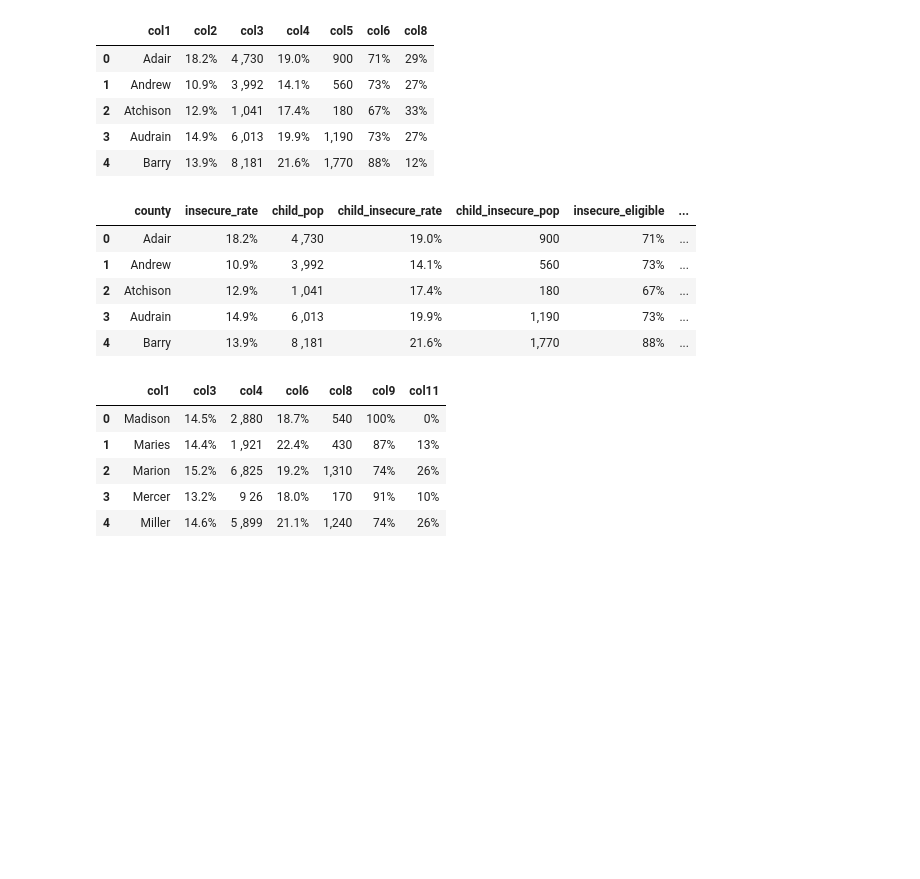
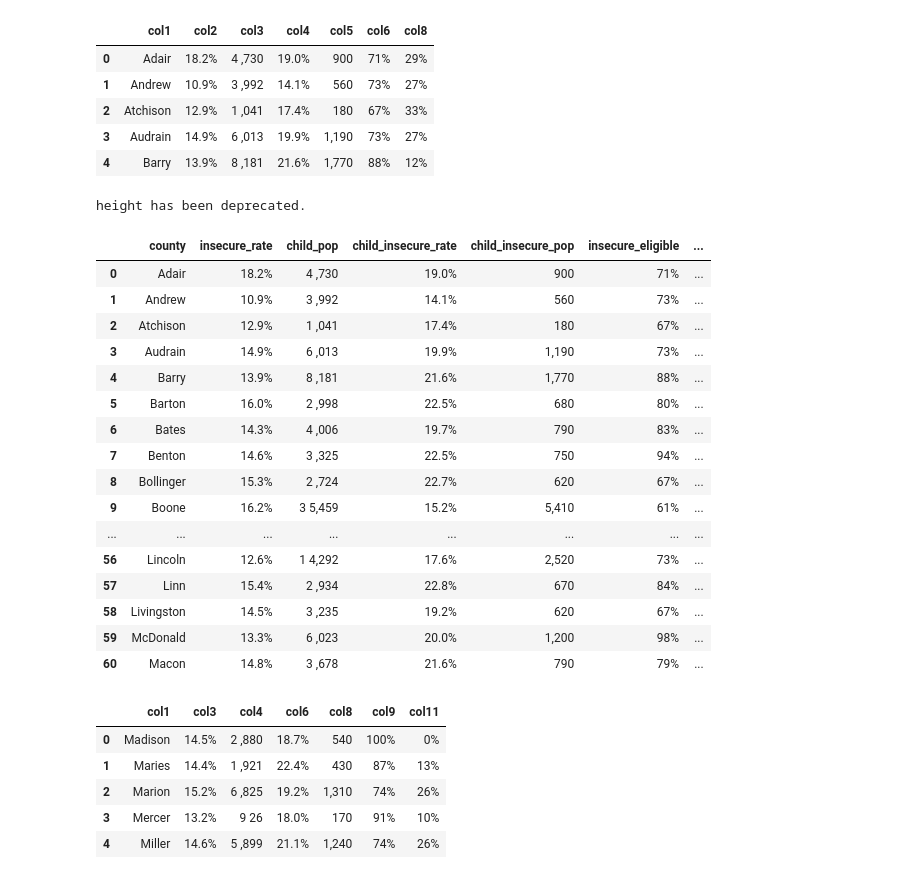
Before and after one commit to lindsaymarie403/hunger-in-KC, a Jupyter notebook: foodinsecurity_scraper_MO.ipynb, the cells around one changed output. Cells and saved outputs as stored; diff of their text form; code cells hidden in the pictures; blank space fills up the shorter version.

```diff
--- a/foodinsecurity_scraper_MO.ipynb
+++ b/foodinsecurity_scraper_MO.ipynb
@@ -85,16 +85,34 @@ df1.head()
 # %%
 # change col names so we can merge
 df1 = df1.rename(index=str, columns={"col1": "county", "col2": "insecure_rate", "col3": "child_pop",
                                     "col4": "child_insecure_rate", "col5": "child_insecure_pop",
                                      "col6": "insecure_eligible", "col8": "insecure_ineligible"})
-df1.head()
+
+# fix bug in import of Jackson County
+df1.at['47', 'insecure_rate'] = '17.2%'
+df1.at['47', 'child_pop'] = '164,647'
+
+pd.options.display.height = 225
+df1
 # %% [output]
+height has been deprecated.
 |  | county | insecure_rate | child_pop | child_insecure_rate | child_insecure_pop | insecure_eligible | ... |
 | 0 | Adair | 18.2% | 4 ,730 | 19.0% | 900 | 71% | ... |
 | 1 | Andrew | 10.9% | 3 ,992 | 14.1% | 560 | 73% | ... |
 | 2 | Atchison | 12.9% | 1 ,041 | 17.4% | 180 | 67% | ... |
 | 3 | Audrain | 14.9% | 6 ,013 | 19.9% | 1,190 | 73% | ... |
 | 4 | Barry | 13.9% | 8 ,181 | 21.6% | 1,770 | 88% | ... |
+| 5 | Barton | 16.0% | 2 ,998 | 22.5% | 680 | 80% | ... |
+| 6 | Bates | 14.3% | 4 ,006 | 19.7% | 790 | 83% | ... |
+| 7 | Benton | 14.6% | 3 ,325 | 22.5% | 750 | 94% | ... |
+| 8 | Bollinger | 15.3% | 2 ,724 | 22.7% | 620 | 67% | ... |
+| 9 | Boone | 16.2% | 3 5,459 | 15.2% | 5,410 | 61% | ... |
+| ... | ... | ... | ... | ... | ... | ... | ... |
+| 56 | Lincoln | 12.6% | 1 4,292 | 17.6% | 2,520 | 73% | ... |
+| 57 | Linn | 15.4% | 2 ,934 | 22.8% | 670 | 84% | ... |
+| 58 | Livingston | 14.5% | 3 ,235 | 19.2% | 620 | 67% | ... |
+| 59 | McDonald | 13.3% | 6 ,023 | 20.0% | 1,200 | 98% | ... |
+| 60 | Macon | 14.8% | 3 ,678 | 21.6% | 790 | 79% | ... |
 # %%
 # df2
 df2 = df2.drop(['col2', 'col5', 'col7', 'col10', 'col12'], axis=1)
```
Also changed, not shown: 1 other file.
